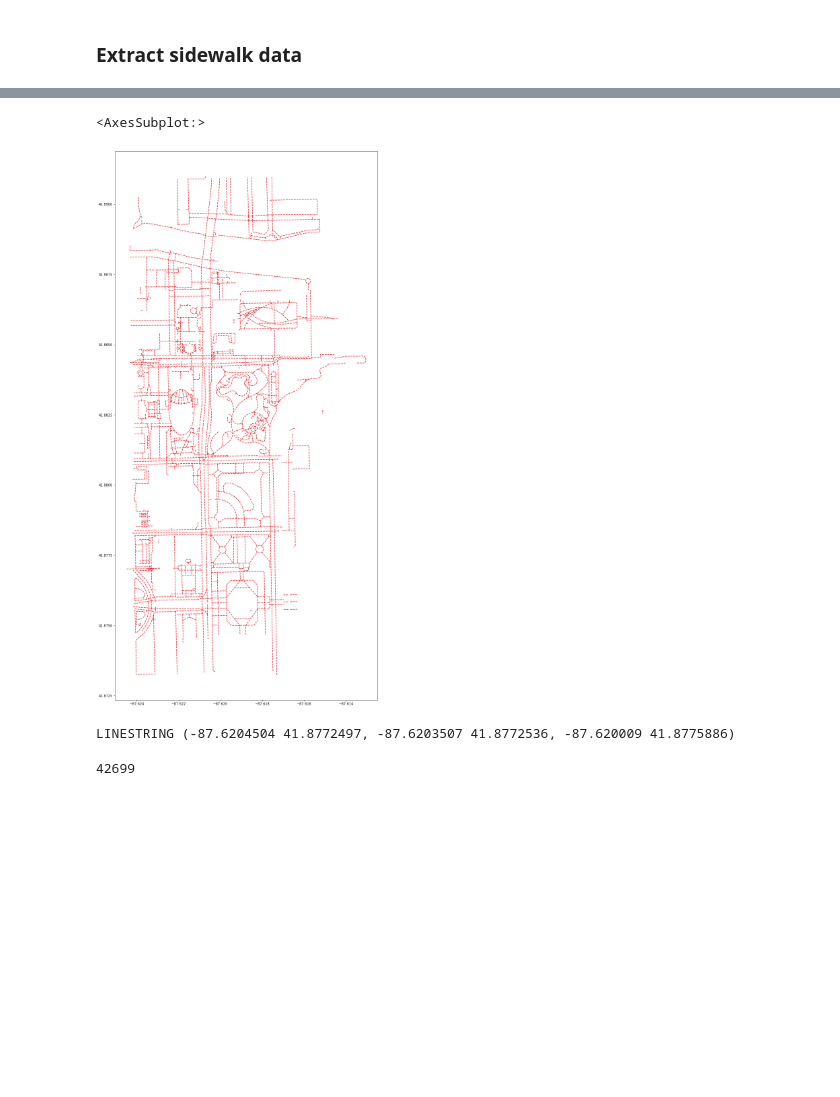
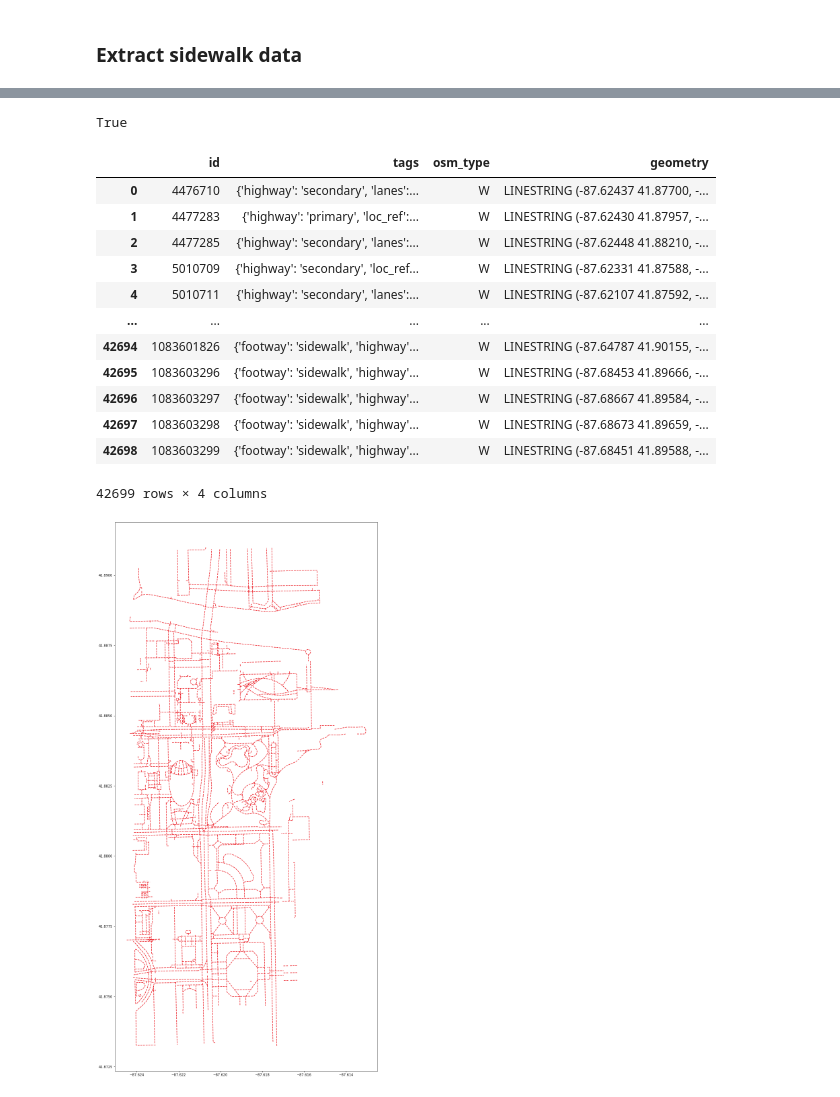
Before and after one commit to komar41/crowdsourcing-and-sidewalk-data, a Jupyter notebook: sidewalk_data_exploration.ipynb, the cells around one changed output, grey strips where cells are left out. Drawn from its saved outputs; the diff is of its cells as text; code cells hidden in the pictures; blank space fills up the shorter version.

```diff
--- a/sidewalk_data_exploration.ipynb
+++ b/sidewalk_data_exploration.ipynb
@@ -20,0 +31,4 @@ chi_sidewalks = h.get_gdf(sidewalk_qualifier)
+# %%
+print(True or False and False)
+# %% [output]
+True
@@ -24,18 +41,19 @@ dtown_sidewalks = chi_sidewalks.cx[-87.623842:-87.614230, 41.875:41.89]
 # %%
-fig, ax = plt.subplots(figsize = (30,30))
+# fig, ax = plt.subplots(figsize = (30,30))
 # dtown.plot(ax=ax)
-dtown_sidewalks.plot(color = '#ED1C24', ax=ax, lw = 1.5, ls = '--' )
-
-# for x, y, label in zip(dtown_sidewalks.geometry.centroid.x, dtown_sidewalks.geometry.centroid.y, dtown_sidewalks.id):
-#     ax.annotate(label, xy=(x, y), xytext=(2, 2), textcoords="offset points")
+# dtown_sidewalks.plot(color = '#ED1C24', ax=ax, lw = 1.5, ls = '--' )
 # %% [output]
+|  | id | tags | osm_type | geometry |
+| 0 | 4476710 | {'highway': 'secondary', 'lanes':... | W | LINESTRING (-87.62437 41.87700, -... |
+| 1 | 4477283 | {'highway': 'primary', 'loc_ref':... | W | LINESTRING (-87.62430 41.87957, -... |
+| 2 | 4477285 | {'highway': 'secondary', 'lanes':... | W | LINESTRING (-87.62448 41.88210, -... |
+| 3 | 5010709 | {'highway': 'secondary', 'loc_ref... | W | LINESTRING (-87.62331 41.87588, -... |
+| 4 | 5010711 | {'highway': 'secondary', 'lanes':... | W | LINESTRING (-87.62107 41.87592, -... |
+| ... | ... | ... | ... | ... |
+| 42694 | 1083601826 | {'footway': 'sidewalk', 'highway'... | W | LINESTRING (-87.64787 41.90155, -... |
+| 42695 | 1083603296 | {'footway': 'sidewalk', 'highway'... | W | LINESTRING (-87.68453 41.89666, -... |
+| 42696 | 1083603297 | {'footway': 'sidewalk', 'highway'... | W | LINESTRING (-87.68667 41.89584, -... |
+| 42697 | 1083603298 | {'footway': 'sidewalk', 'highway'... | W | LINESTRING (-87.68673 41.89659, -... |
+| 42698 | 1083603299 | {'footway': 'sidewalk', 'highway'... | W | LINESTRING (-87.68451 41.89588, -... |
-<AxesSubplot:>
+42699 rows × 4 columns
 [figure]
-# %%
-print(chi_sidewalks[chi_sidewalks.id==914494096].iloc[0].geometry)
-# %% [output]
-LINESTRING (-87.6204504 41.8772497, -87.6203507 41.8772536, -87.620009 41.8775886)
-# %%
-chi_sidewalks['id'].nunique()
-# %% [output]
-42699
```
Also changed, not shown: parts of 9 cells of this notebook, 6 other files.
